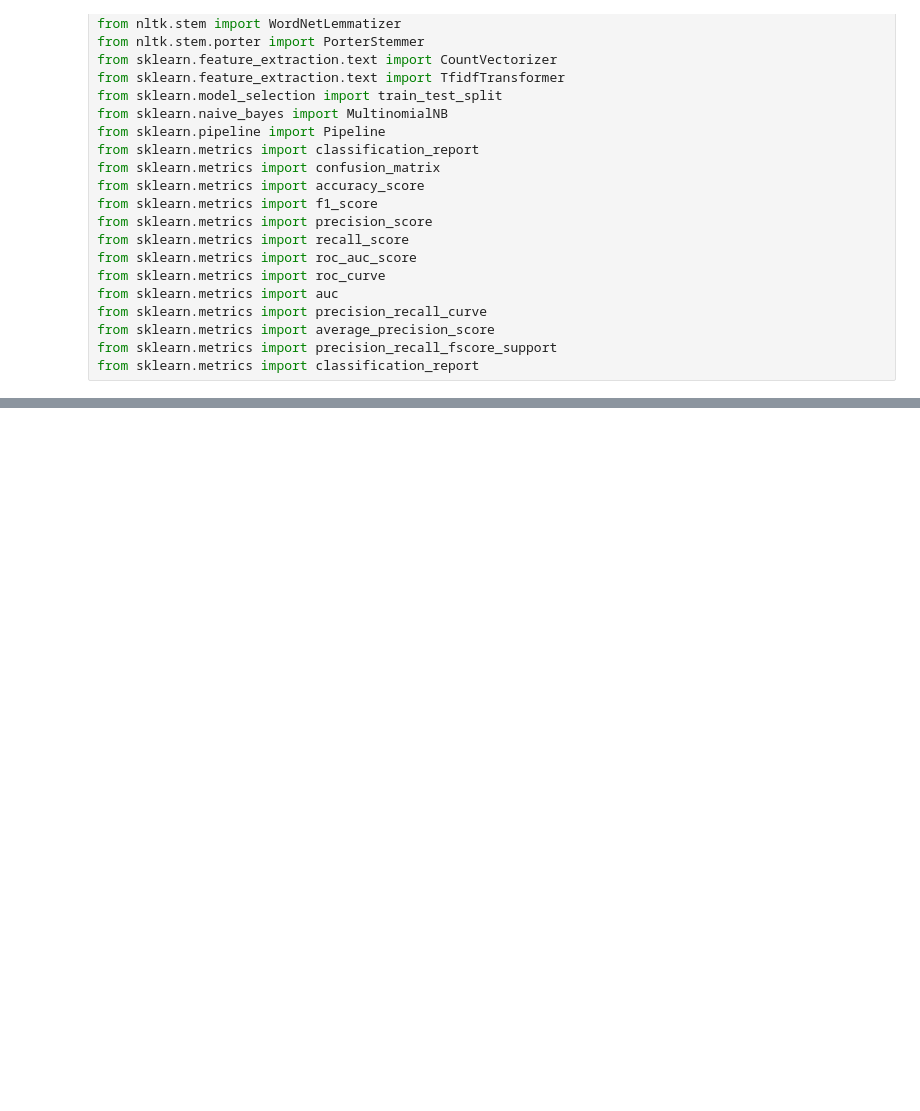
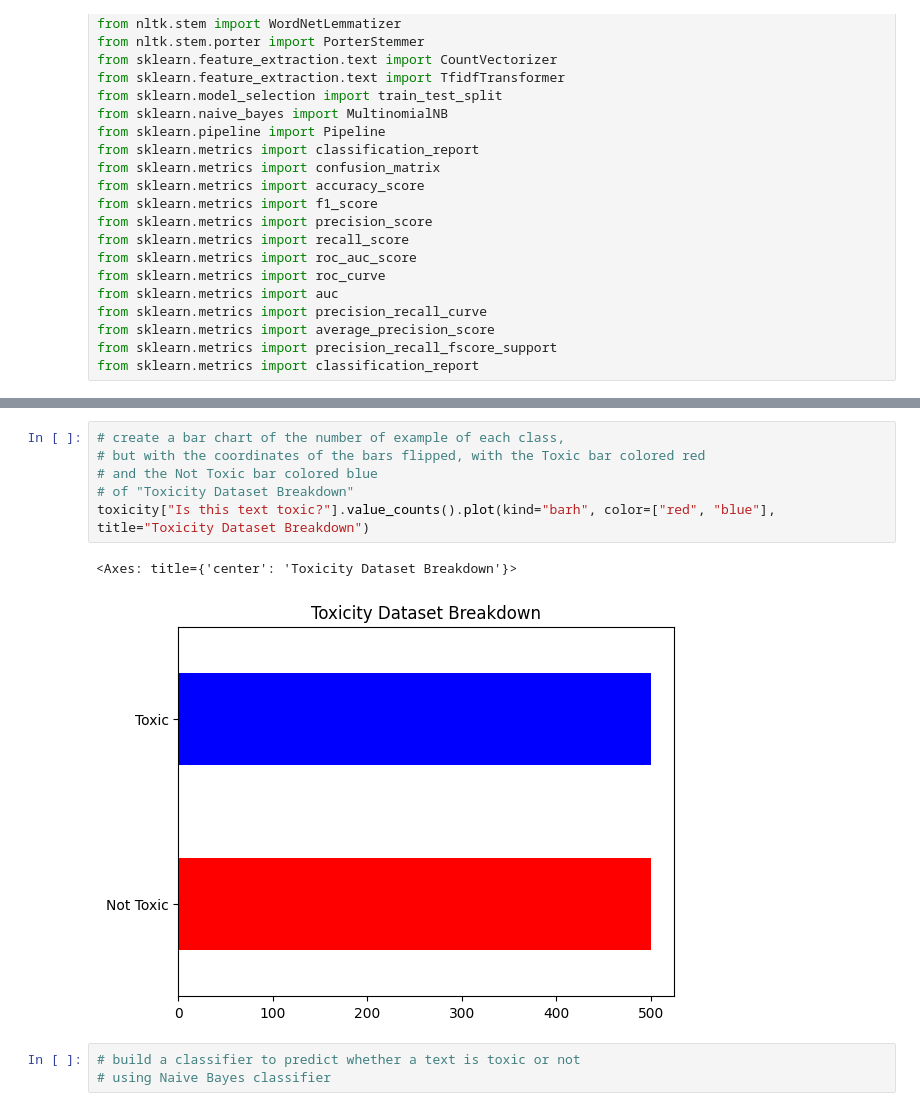
Before and after one commit to jwc20/toxicity-and-profanity-notebook, a Jupyter notebook: toxicity.ipynb, the cells around one changed output, grey strips where cells are left out. Cells and saved outputs as stored; diff of their text form; blank space fills up the shorter version.

```diff
--- a/toxicity.ipynb
+++ b/toxicity.ipynb
@@ -32,0 +70,12 @@ toxicity = pd.read_csv("t")
+# %%
+# create a bar chart of the number of example of each class,
+# but with the coordinates of the bars flipped, with the Toxic bar colored red
+# and the Not Toxic bar colored blue
+# of "Toxicity Dataset Breakdown"
+toxicity["Is this text toxic?"].value_counts().plot(kind="barh", color=["red", "blue"], title="Toxicity Dataset Breakdown")
+# %% [output]
+<Axes: title={'center': 'Toxicity Dataset Breakdown'}>
+[figure, added]
+# %%
+# build a classifier to predict whether a text is toxic or not
+# using Naive Bayes classifier
```
Also changed, not shown: parts of 27 cells of this notebook.
